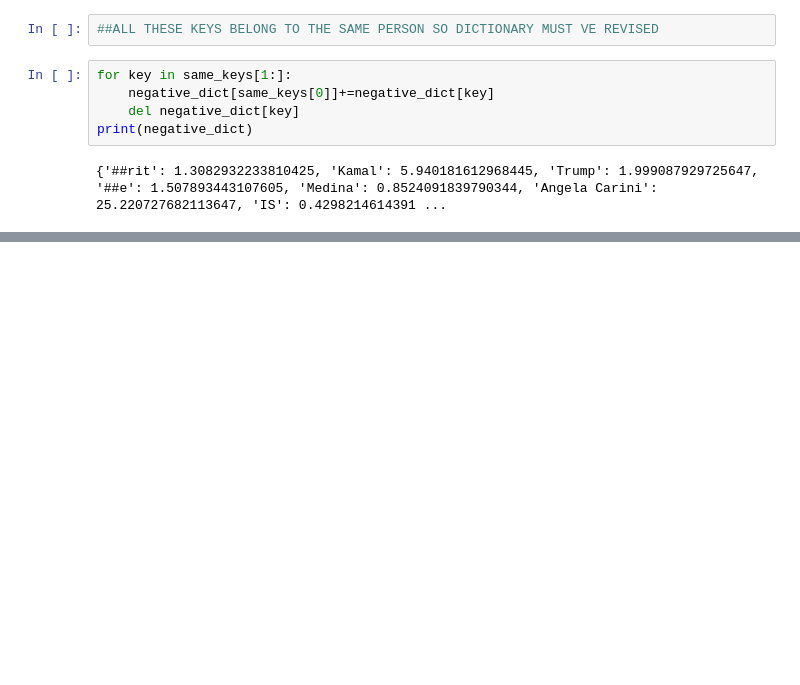
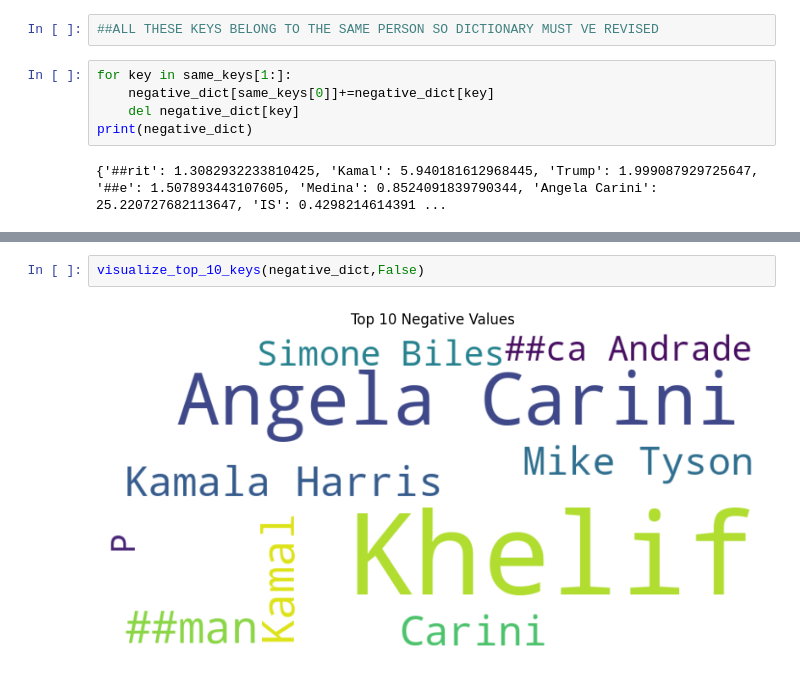
Before and after one commit to koksal100/NLP, a Jupyter notebook: ABSE_WITH_TWITTER_DATA.ipynb, the cells around one changed output, grey strips where cells are left out. Drawn from its saved outputs; the diff is of its cells as text; blank space fills up the shorter version.

```diff
--- a/ABSE_WITH_TWITTER_DATA.ipynb
+++ b/ABSE_WITH_TWITTER_DATA.ipynb
@@ -382,0 +422,4 @@ visualize_dict(negative_dict)
+# %%
+visualize_top_10_keys(negative_dict,False)
+# %% [output]
+[figure, added]
```
Also changed, not shown: parts of 6 cells of this notebook.
